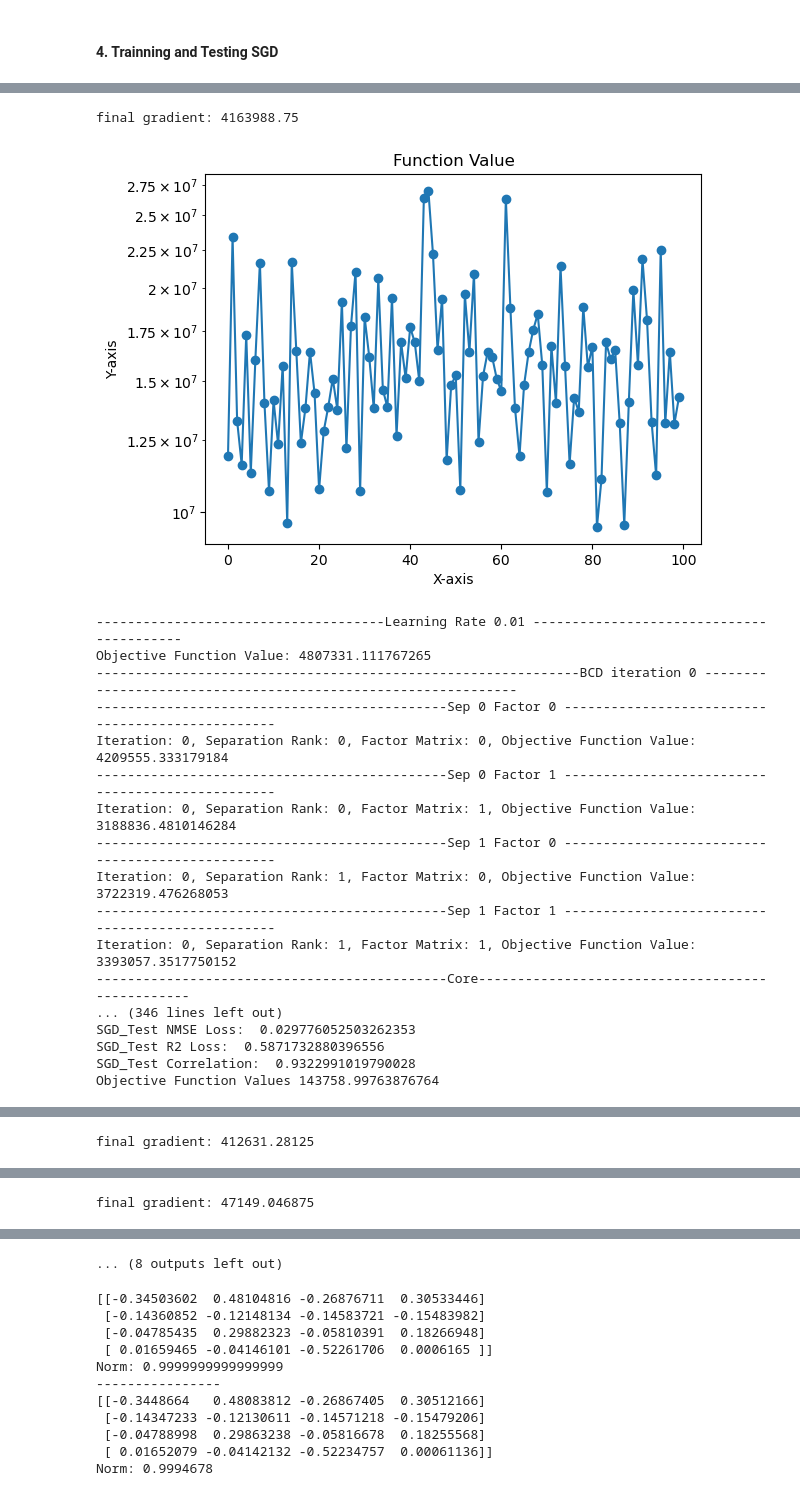
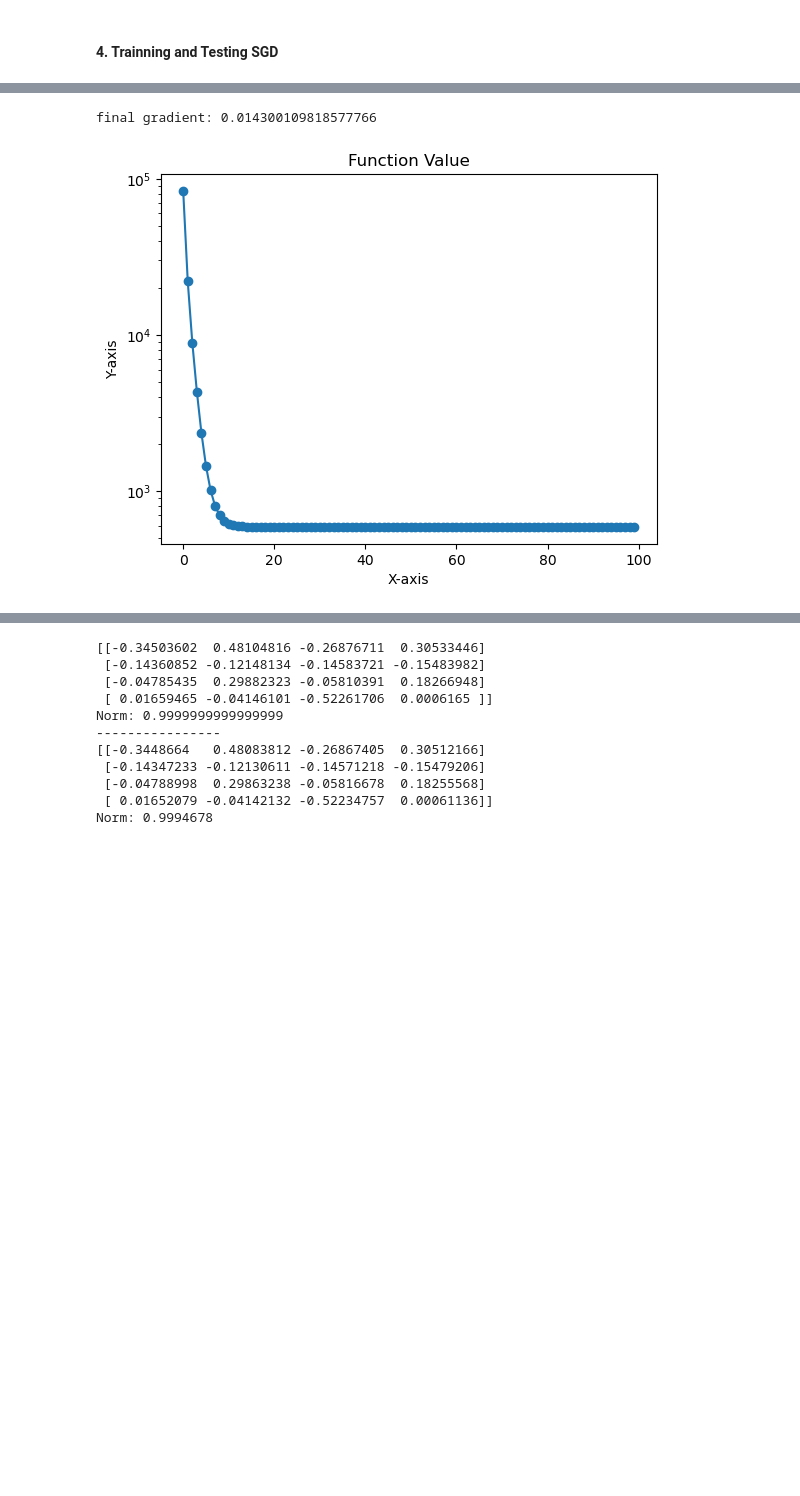
Before and after one commit to LaKrAmA95/LSR-Tensor-Ridge-Regression, a Jupyter notebook: Platforms_for_Experments/Jupyter Notebooks/Experiments_Solving_only_core_tensor_problem_fixing_everythig_to_be_true_with_known_lambda.ipynb, the cells around one changed output, grey strips where cells are left out. Drawn from its saved outputs; the diff is of its cells as text; code cells hidden in the pictures; blank space fills up the shorter version.

Commit message:
Some experiments on closed-form solver.

```diff
--- a/Platforms_for_Experments/Jupyter Notebooks/Experiments_Solving_only_core_tensor_problem_fixing_everythig_to_be_true_with_known_lambda.ipynb
+++ b/Platforms_for_Experments/Jupyter Notebooks/Experiments_Solving_only_core_tensor_problem_fixing_everythig_to_be_true_with_known_lambda.ipynb
@@ -21,7 +23,7 @@ from sklearn.preprocessing import StandardScaler
 # %% [markdown]
 #### Loading all the dataset
 # %%
-file= open("/Users/lakrama/Neuro Project Codes/Datasets/Data_Sets/Synthetic Data/Uncentered X/Bounded_Var_Time:2024-04-15 19:35:40, intercept:5,n_train:5000, n_test:1000, tensor_dimensions:[32 32], tensor_mode_ranks:[4 4], separation_rank:2.pkl", 'rb')
+file= open(rf"D:\Tensor Based ML for Neuro Imaging\INSPIRE_CAHBHIR\Python Scripts\LSR-Tensor-Ridge-Regression\Data_Sets\Synthetic Data\Uncentered X\ n_train_5000_ntest_1000_tensordim_[32 32]_tensor_ranks_[4 4]_seprank_2.pkl", 'rb')
 data = pickle.load(file)
 file.close()
 
@@ -1002,12 +1005,19 @@ lambda1 = 2.5
 #loading the initializer
 
 # intializing the tensor object
-import sys
-sys.path.append('/Users/lakrama/Neuro Project Codes/LSR-Tensor-Ridge-Regression/Platforms_for_Experments/CodeFiles')
+
+sys.path.append(rf'D:\Tensor Based ML for Neuro Imaging\INSPIRE_CAHBHIR\Python Scripts\LSR-Tensor-Ridge-Regression\Platforms_for_Experments\CodeFiles')
 from LSR_Tensor_2D_v1 import LSR_tensor_dot
 
-import pickle
-pkl_file = "/Users/lakrama/Neuro Project Codes/LSR-Tensor-Ridge-Regression_All_Data/Platforms for Experments/Data/Experiments_Isolating_Sub_Problems/Initializers_ExecutionTime_intercept_5_2024-06-23 21:06:37, tensor_dimensions:[32 32], tensor_mode_= ranks:[4 4], separation_rank:2.pkl"
+
+#Opening the previous initializer
+if platform.system() == 'Windows':
+    pkl_file = rf"D:\Tensor Based ML for Neuro Imaging\INSPIRE_CAHBHIR\Python Scripts\LSR-Tensor-Ridge-Regression_All_Data\Platform_For_Experimenmts\With_New_Dataset\Core_Tensor_Isolated_Experiments\Initializers_ExecutionTime_intercept_5_2024-07-07_18-45-06_tensor_dimensions_[32 32]_tensor_mode_ranks_[4 4]_separation_rank_2.pkl"
+elif platform.system() == 'Darwin':
+    pkl_file = "/Users/lakrama/Neuro Project Codes/LSR-Tensor-Ridge-Regression_All_Data/Platforms for Experments/Data/Experiments_Isolating_Sub_Problems/Initializers_ExecutionTime_intercept_5_2024-06-23 21:06:37, tensor_dimensions:[32 32], tensor_mode_= ranks:[4 4], separation_rank:2.pkl"
+
+
+
 file= open(pkl_file, 'rb')
 lsr_tensor_initializer = pickle.load(file)
 file.close()
@@ -1016,7 +1026,7 @@ lsr_tensor = copy.deepcopy(lsr_tensor_initializer)
 # %% [markdown]
 #### 4. Trainning and Testing SGD
 # %%
-learning_rates = [0.1,0.01,0.001,0.0001,0.00001]
+learning_rates = [0.0000003]
 
 
 for idx,lr in enumerate (learning_rates):
@@ -1027,7 +1037,7 @@ for idx,lr in enumerate (learning_rates):
       lsr_tensor_SGD = copy.deepcopy(lsr_tensor_initializer)
       learning_rate = lr
       epochs = 100
-      batch_size = 64
+      batch_size = 650
 
       momentum = 0
       nesterov = True
@@ -1040,13 +1050,22 @@ for idx,lr in enumerate (learning_rates):
       #Get current time and store in variable
       formatted_time = datetime.datetime.now().strftime("%Y-%m-%d %H:%M:%S")
       max_iter = hypers['max_iter']
-      pkl_file = f"/Users/lakrama/Neuro Project Codes/LSR-Tensor-Ridge-Regression_All_Data/Platforms for Experments/Data/Experiments_Isolating_Sub_Problems/Final lr search/After Indentifinig Batch Size Issue/Gradient Descent/SGD_learning_rate_{learning_rate}_batch_size_{batch_size}_decay_{decay_factor}_intercept5_,ExecutionTime{formatted_time}, n_train_{n_train},n_test_{n_test}, tensor_dimensions:{tensor_dimensions}, tensor_mode_= ranks:{tensor_mode_ranks}, separation_rank:{separation_rank}, max_iter={max_iter}.pkl"
+
+
+      if platform.system() ==  'Windows':
+        formatted_time = time.strftime("%Y-%m-%d_%H-%M-%S")
+        tensor_dimensions_str = "_".join(map(str, tensor_dimensions))
+        tensor_mode_ranks_str = "_".join(map(str, tensor_mode_ranks))
+        pkl_file = rf"D:\Tensor Based ML for Neuro Imaging\INSPIRE_CAHBHIR\Python Scripts\LSR-Tensor-Ridge-Regression_All_Data\Platform_For_Experimenmts\With_New_Dataset\Core_Tensor_Isolated_Experiments\SGD_learning_rate_{learning_rate}_batch_size_{batch_size}_decay_{decay_factor}_intercept5_ExecutionTime{formatted_time}_n_train_{n_train}_n_test_{n_test}_tensor_dimension_{tensor_dimensions}_tensor_mode_ranks_{tensor_mode_ranks}_separation_rank_{separation_rank}_max_iter_{max_iter}.pkl"
+      elif platform.system() == 'Darwin':
+        pkl_file = f"/Users/lakrama/Neuro Project Codes/LSR-Tensor-Ridge-Regression_All_Data/Platforms for Experments/Data/Experiments_Isolating_Sub_Problems/Final lr search/After Indentifinig Batch Size Issue/Gradient Descent/SGD_learning_rate_{learning_rate}_batch_size_{batch_size}_decay_{decay_factor}_intercept5_,ExecutionTime{formatted_time}, n_train_{n_train},n_test_{n_test}, tensor_dimensions:{tensor_dimensions}, tensor_mode_= ranks:{tensor_mode_ranks}, separation_rank:{separation_rank}, max_iter={max_iter}.pkl"
 
       #with open(pkl_file, "wb") as file:
-      #  dill.dump((lsr_tensor_SGD,lambda1, normalized_estimation_error_SGD, test_nmse_loss_SGD, test_R2_loss_SGD, test_correlation_SGD, objective_function_values_SGD,gradient_values_SGD, iterate_differences_SGD,epoch_level_gradients_SGD,epoch_level_function,tensor_iteration_SGD,factor_core_iterate_SGD), file)
+        #dill.dump((lsr_tensor_SGD,lambda1, normalized_estimation_error_SGD, test_nmse_loss_SGD, test_R2_loss_SGD, test_correlation_SGD, objective_function_values_SGD,gradient_values_SGD, iterate_differences_SGD,epoch_level_gradients_SGD,epoch_level_function,tensor_iteration_SGD,factor_core_iterate_SGD), file)
 
 
       print("Error Report on Testing _ With best Lambda")
+      print("SGD Learning Rate:", learning_rate)
       print("SGD_Alpha chosen for model: ", lambda1)
       print("SGD_Test Normalized Estimation Error: ", normalized_estimation_error_SGD)
       print("SGD_Test NMSE Loss: ", test_nmse_loss_SGD)
@@ -1107,19 +1126,2 @@ Objective Function Values 14246263.760271825
-final gradient: 4163988.75
+final gradient: 0.014300109818577766
-[figure, old version]
+[figure, new version]
--------------------------------------Learning Rate 0.01 -----------------------------------------
-Objective Function Value: 4807331.111767265
---------------------------------------------------------------BCD iteration 0 --------------------------------------------------------------
----------------------------------------------Sep 0 Factor 0 -------------------------------------------------
-Iteration: 0, Separation Rank: 0, Factor Matrix: 0, Objective Function Value: 4209555.333179184
----------------------------------------------Sep 0 Factor 1 -------------------------------------------------
-Iteration: 0, Separation Rank: 0, Factor Matrix: 1, Objective Function Value: 3188836.4810146284
----------------------------------------------Sep 1 Factor 0 -------------------------------------------------
-Iteration: 0, Separation Rank: 1, Factor Matrix: 0, Objective Function Value: 3722319.476268053
----------------------------------------------Sep 1 Factor 1 -------------------------------------------------
-Iteration: 0, Separation Rank: 1, Factor Matrix: 1, Objective Function Value: 3393057.3517750152
----------------------------------------------Core-------------------------------------------------
-... (346 lines left out)
-SGD_Test NMSE Loss:  0.029776052503262353
-SGD_Test R2 Loss:  0.5871732880396556
-SGD_Test Correlation:  0.9322991019790028
-Objective Function Values 143758.99763876764
@@ -1127 +1127,0 @@ Objective Function Values 143758.99763876764
-final gradient: 412631.28125
@@ -1147 +1127,0 @@ Objective Function Values 2845.663154337956
-final gradient: 47149.046875
@@ -1149,4 +1128,3 @@ final gradient: 47149.046875
-... (8 outputs left out)
 # %%
 print(G1)
 print('Norm:', np.linalg.norm(G1,'fro'))
```
Also changed, not shown: parts of 6 cells of this notebook, 3 other files.
